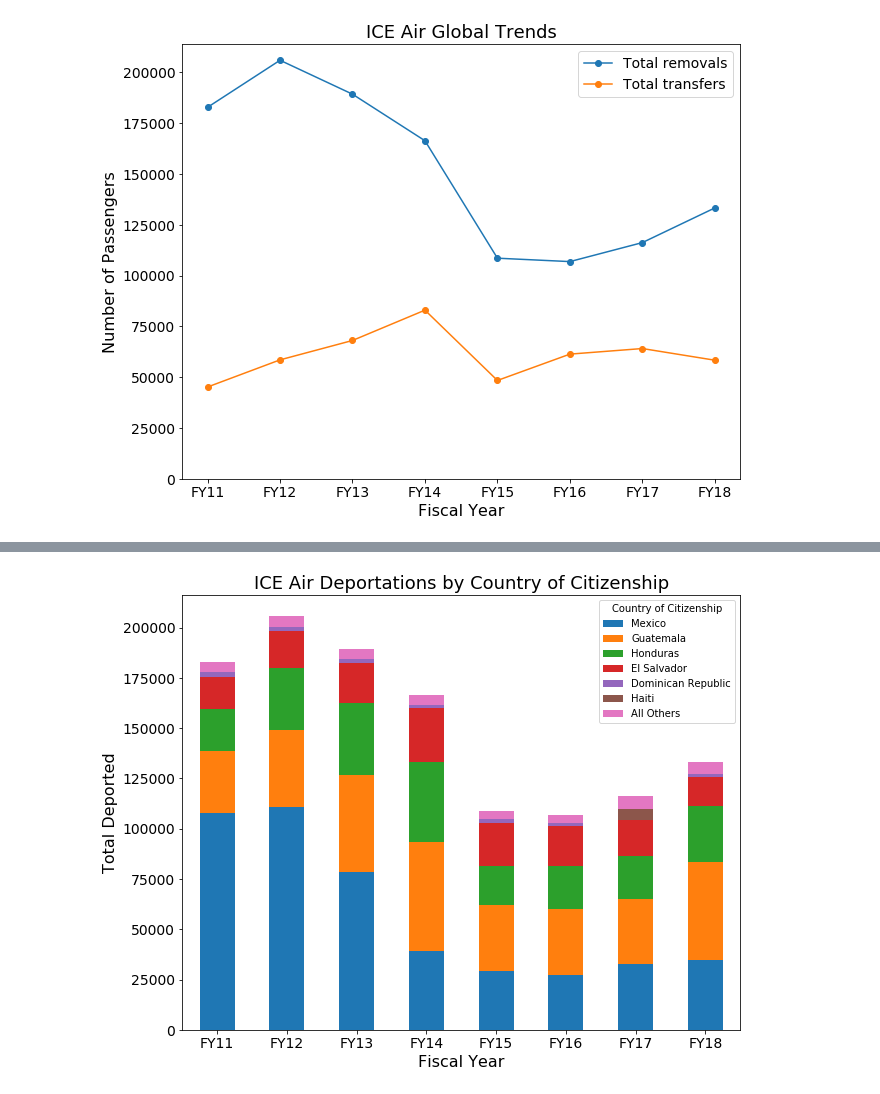
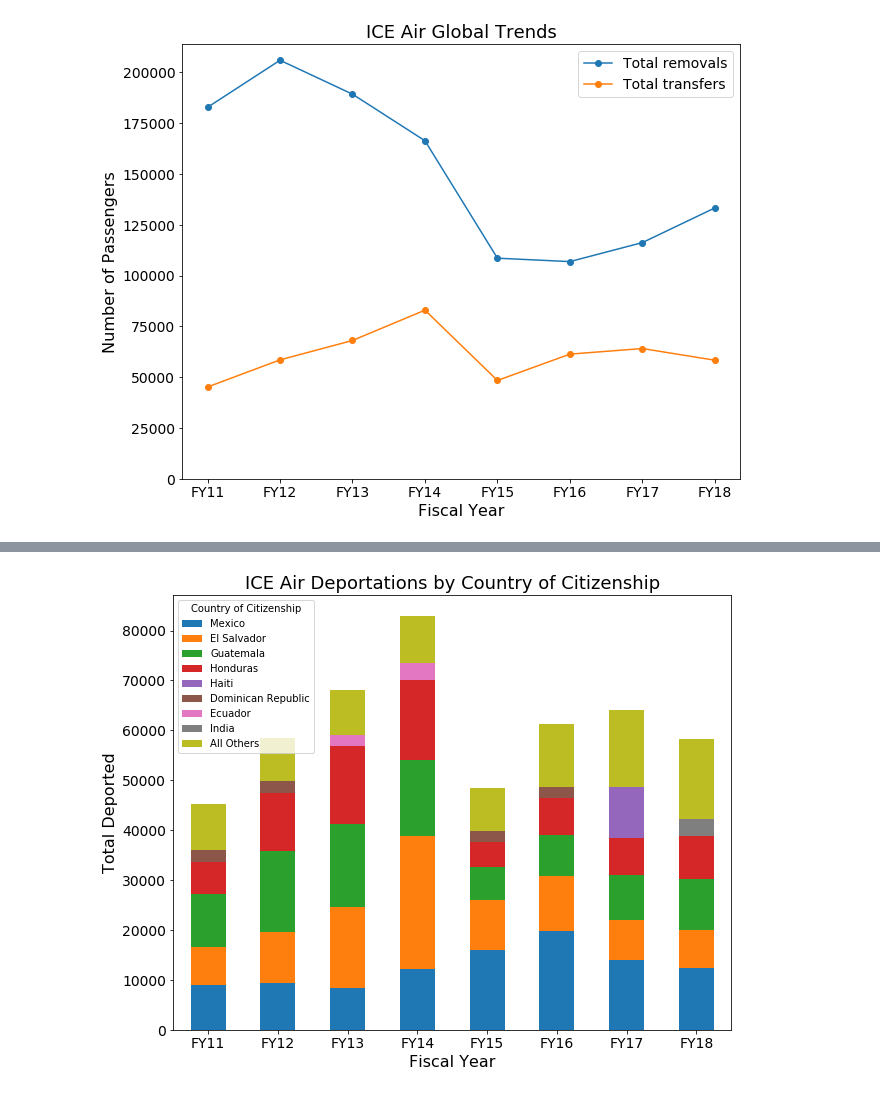
Before and after one commit to UWCHR/ice-air, a Jupyter notebook: analyze/note/global.ipynb, the cells around one changed output, grey strips where cells are left out. Drawn from its saved outputs; the diff is of its cells as text; code cells hidden in the pictures.

```diff
--- a/analyze/note/global.ipynb
+++ b/analyze/note/global.ipynb
@@ -336,6 +411,6 @@ plot = pickup_dropoff_trend([annual_removals['2010':'2017'], annual_transfers['2
 # %%
 # Change groupby to `transfer_df` to get table/figure of transfer nationalities
-g = removal_df.groupby([pd.Grouper(freq='AS-OCT', sort=True), 'CountryOfCitizenship'])['AlienMasterID', 'MissionID'].nunique()
+g = transfer_df.groupby([pd.Grouper(freq='AS-OCT', sort=True), 'CountryOfCitizenship'])['AlienMasterID', 'MissionID'].nunique()
 country_of_citizenship_by_year = g.reset_index()
 country_of_citizenship_by_year.rename({'MissionDate': 'FY'}, axis='columns', inplace=True)
 country_of_citizenship_by_year.set_index('FY', inplace=True)
@@ -355,3 +420,5 @@ country_of_citizenship_by_year.head()
+# %%
+country_of_citizenship_by_year = country_of_citizenship_by_year['2010':'2017']
 # %%
 top_5_df = pd.DataFrame()
 
@@ -402,24 +468,24 @@ top_5_data.columns.name = 'Country of Citizenship'
 # %%
 def country_of_citizenship_trend(data, title=str, xlabel=str, ylabel=str):
 
     fig, ax = plt.subplots()
 
     data.plot(kind='bar', stacked=True, legend=True, ax=ax)
 
     ax.set_ylabel(ylabel, fontsize=16)
     ax.set_xlabel(xlabel, fontsize=16)
     ax.set_title(title, fontsize=18)
     ax.tick_params(labelsize=14)
     plt.xticks(rotation=0)
 
     filename = title.replace(' ', '-')
     fig.set_size_inches(10, 8)
     fig.savefig(f'../output/{filename}.png', dpi=100)
     return fig, ax
 
-country_of_citizenship_trend(top_5_data.drop('FY19'),
+country_of_citizenship_trend(top_5_data,
                              title='ICE Air Deportations by Country of Citizenship',
                              ylabel='Total Deported',
                              xlabel='Fiscal Year');
 # %% [output]
-[figure, old version]
+[figure, new version]
```
Also changed, not shown: parts of 23 cells of this notebook.
